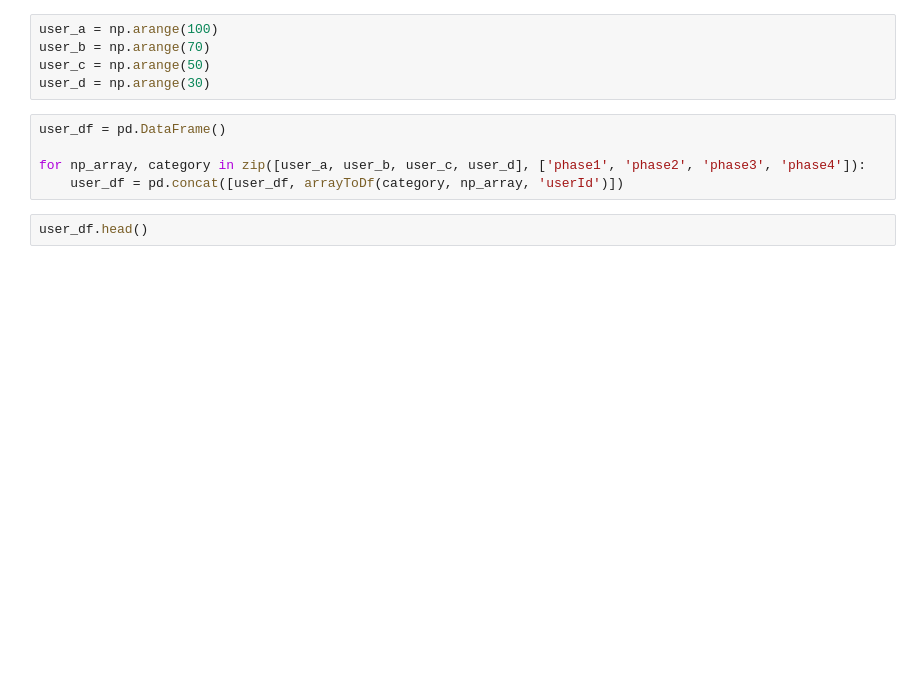
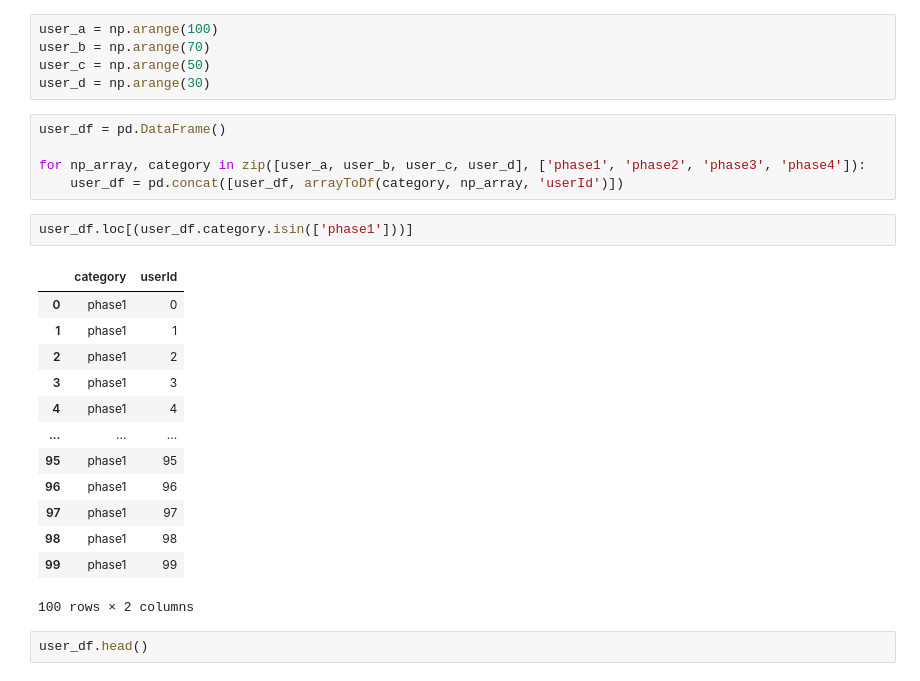
Before and after one commit to ddongmiin/deepPythonAnalysis, a Jupyter notebook: Visualization/퍼널차트_데이터프레임으로표현해보기.ipynb, the cells around one changed output. Drawn from its saved outputs; the diff is of its cells as text; blank space fills up the shorter version.

```diff
--- a/Visualization/퍼널차트_데이터프레임으로표현해보기.ipynb
+++ b/Visualization/퍼널차트_데이터프레임으로표현해보기.ipynb
@@ -25,6 +26,22 @@ user_df = pd.DataFrame()
 
 for np_array, category in zip([user_a, user_b, user_c, user_d], ['phase1', 'phase2', 'phase3', 'phase4']):
     user_df = pd.concat([user_df, arrayToDf(category, np_array, 'userId')])
+# %%
+user_df.loc[(user_df.category.isin(['phase1']))]
+# %% [output]
+|  | category | userId |
+| 0 | phase1 | 0 |
+| 1 | phase1 | 1 |
+| 2 | phase1 | 2 |
+| 3 | phase1 | 3 |
+| 4 | phase1 | 4 |
+| ... | ... | ... |
+| 95 | phase1 | 95 |
+| 96 | phase1 | 96 |
+| 97 | phase1 | 97 |
+| 98 | phase1 | 98 |
+| 99 | phase1 | 99 |
+100 rows × 2 columns
 # %%
 user_df.head()
 # %% [output]
```
Also changed, not shown: parts of 12 cells of this notebook.
